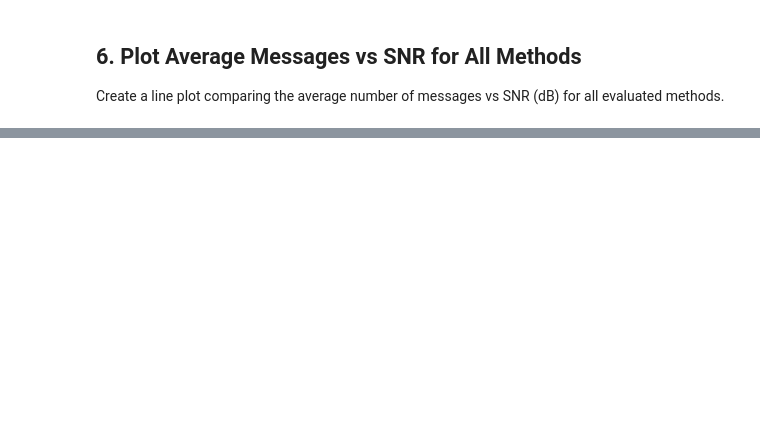
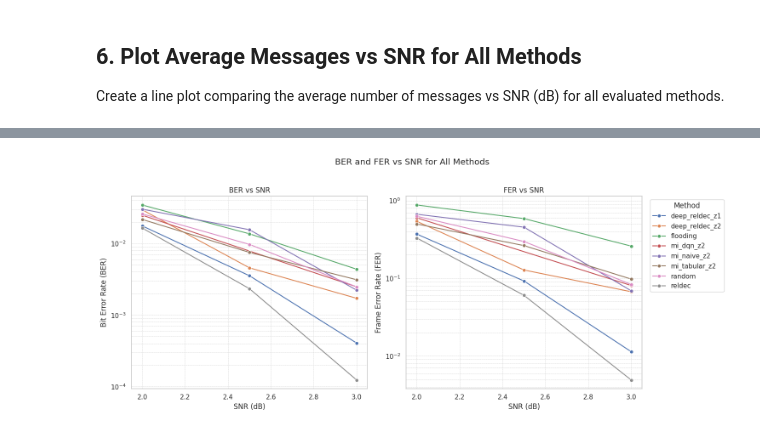
Before and after one commit to houleux/Decoder, a Jupyter notebook: RELDEC/notebook_runs/continuous_reldec/active_run/wran/plot_eval_results.ipynb, the cells around one changed output, grey strips where cells are left out. Cells and saved outputs as stored; diff of their text form; code cells hidden in the pictures; blank space fills up the shorter version.

```diff
--- a/RELDEC/notebook_runs/continuous_reldec/active_run/wran/plot_eval_results.ipynb
+++ b/RELDEC/notebook_runs/continuous_reldec/active_run/wran/plot_eval_results.ipynb
@@ -269,0 +362,27 @@ plt.show()
+# %%
+# Subset BER Plot
+fig, axes = plt.subplots(1, 2, figsize=(15, 6), sharex=True)
+
+sns.lineplot(data=df, x='snr_db', y='ber', hue='method', marker='o', ax=axes[0])
+axes[0].set_yscale('log')
+axes[0].set_xlabel('SNR (dB)')
+axes[0].set_ylabel('Bit Error Rate (BER)')
+axes[0].set_title('BER vs SNR')
+axes[0].grid(True, which='both', ls='--', lw=0.5)
+
+sns.lineplot(data=df, x='snr_db', y='fer', hue='method', marker='o', ax=axes[1])
+axes[1].set_yscale('log')
+axes[1].set_xlabel('SNR (dB)')
+axes[1].set_ylabel('Frame Error Rate (FER)')
+axes[1].set_title('FER vs SNR')
+axes[1].grid(True, which='both', ls='--', lw=0.5)
+
+handles, labels = axes[1].get_legend_handles_labels()
+axes[0].legend().remove()
+axes[1].legend(handles=handles, labels=labels, title='Method', bbox_to_anchor=(1.02, 1), loc='upper left')
+
+fig.suptitle('BER and FER vs SNR for All Methods', y=1.02)
+fig.tight_layout()
+plt.show()
+# %% [output]
+[figure, added]
```
Also changed, not shown: parts of 12 cells of this notebook, 25 other files.
